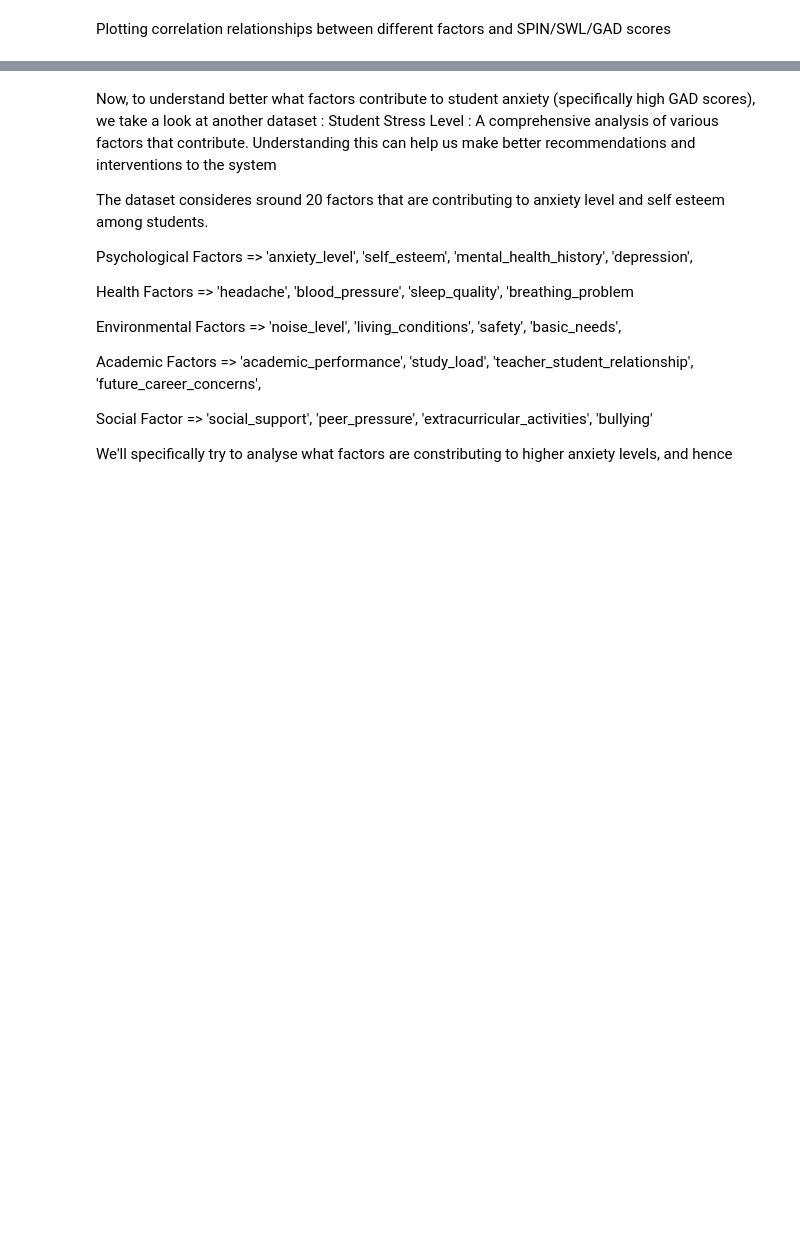
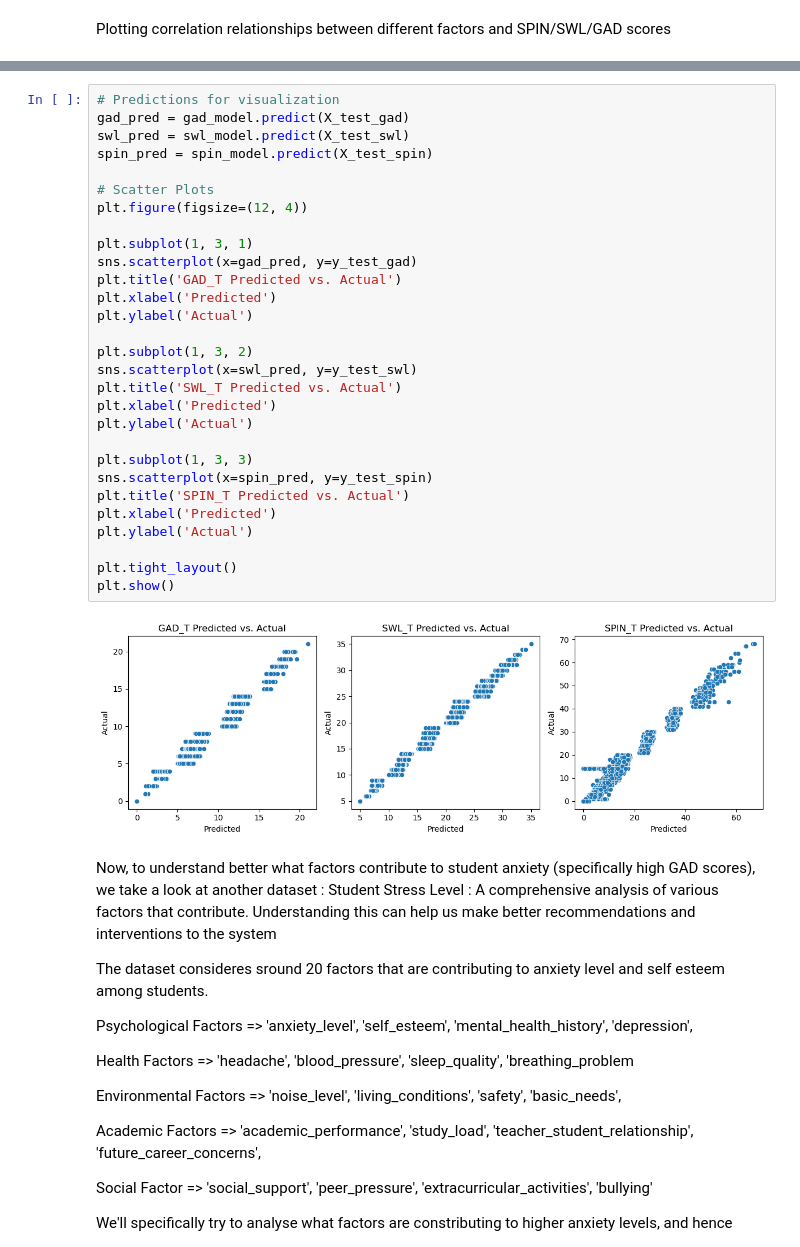
Before and after one commit to anushka318/ECE143_project, a Jupyter notebook: Analysis/analysis.ipynb, the cells around one changed output, grey strips where cells are left out. Cells and saved outputs as stored; diff of their text form; blank space fills up the shorter version.

```diff
--- a/Analysis/analysis.ipynb
+++ b/Analysis/analysis.ipynb
@@ -409,3 +372,34 @@ Notes:
+# %%
+# Predictions for visualization
+gad_pred = gad_model.predict(X_test_gad)
+swl_pred = swl_model.predict(X_test_swl)
+spin_pred = spin_model.predict(X_test_spin)
+
+# Scatter Plots
+plt.figure(figsize=(12, 4))
+
+plt.subplot(1, 3, 1)
+sns.scatterplot(x=gad_pred, y=y_test_gad)
+plt.title('GAD_T Predicted vs. Actual')
+plt.xlabel('Predicted')
+plt.ylabel('Actual')
+
+plt.subplot(1, 3, 2)
+sns.scatterplot(x=swl_pred, y=y_test_swl)
+plt.title('SWL_T Predicted vs. Actual')
+plt.xlabel('Predicted')
+plt.ylabel('Actual')
+
+plt.subplot(1, 3, 3)
+sns.scatterplot(x=spin_pred, y=y_test_spin)
+plt.title('SPIN_T Predicted vs. Actual')
+plt.xlabel('Predicted')
+plt.ylabel('Actual')
+
+plt.tight_layout()
+plt.show()
+# %% [output]
+[figure, added]
 # %% [markdown]
 Now, to understand better what factors contribute to student anxiety (specifically high GAD scores), we take a look at another dataset : Student Stress Level : A comprehensive analysis of various factors that contribute. Understanding this can help us make better recommendations and interventions to the system
 
```
Also changed, not shown: parts of 19 cells of this notebook, 8 other files.
